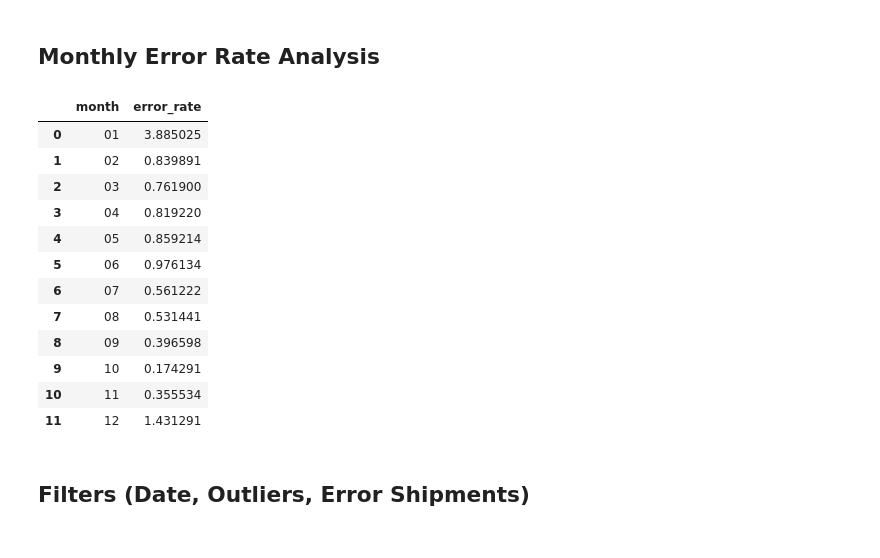
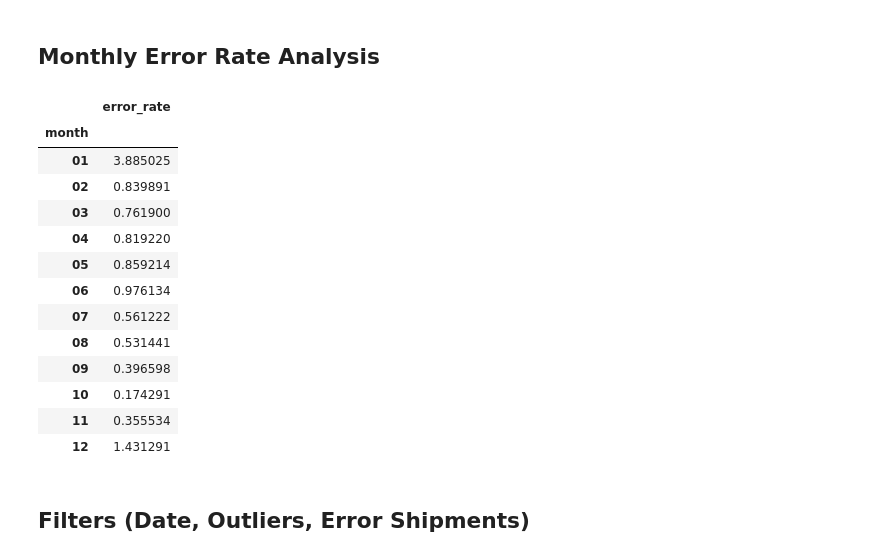
Before and after one commit to Evan-Archuleta/ups_invoice, a Jupyter notebook: ups_v4.ipynb, the cells around one changed output. Drawn from its saved outputs; the diff is of its cells as text; code cells hidden in the pictures.

Commit message:
set index to month

```diff
--- a/ups_v4.ipynb
+++ b/ups_v4.ipynb
@@ -335,34 +335,36 @@ plt.legend(loc='best', bbox_to_anchor=(.7, 0., .6, 1));
 # %%
 # Adjustment Rate By Month
 months = ['01', '02', '03', '04', '05', '06', '07', '08', '09', '10', '11', '12']
 error_rate = []
 df = df_clean.copy()
 
 for month in months:
     df = df_clean.copy()
     df = df[df['transaction_date'].dt.strftime('%m') == month]
     df_error = df[df['adjustment'] != 0]
     df_expected = df[df['adjustment'] == 0]
     error_rate1 = (df_error.shape[0] / (df_expected.shape[0]+.01))*100
     error_rate.append(error_rate1)
 
 zipped = list(zip(months, error_rate))
 df_error_rate = pd.DataFrame(zipped, columns = ['month', 'error_rate'])
+df_error_rate.set_index('month', inplace=True)
 df_error_rate
 # %% [output]
-|  | month | error_rate |
-| 0 | 01 | 3.885025 |
-| 1 | 02 | 0.839891 |
-| 2 | 03 | 0.761900 |
-| 3 | 04 | 0.819220 |
-| 4 | 05 | 0.859214 |
-| 5 | 06 | 0.976134 |
-| 6 | 07 | 0.561222 |
-| 7 | 08 | 0.531441 |
-| 8 | 09 | 0.396598 |
-| 9 | 10 | 0.174291 |
-| 10 | 11 | 0.355534 |
-| 11 | 12 | 1.431291 |
+|  | error_rate |
+| month |  |
+| 01 | 3.885025 |
+| 02 | 0.839891 |
+| 03 | 0.761900 |
+| 04 | 0.819220 |
+| 05 | 0.859214 |
+| 06 | 0.976134 |
+| 07 | 0.561222 |
+| 08 | 0.531441 |
+| 09 | 0.396598 |
+| 10 | 0.174291 |
+| 11 | 0.355534 |
+| 12 | 1.431291 |
 # %% [markdown]
 ## Filters (Date, Outliers, Error Shipments)
 # %%
```
Also changed, not shown: parts of 7 cells of this notebook.
